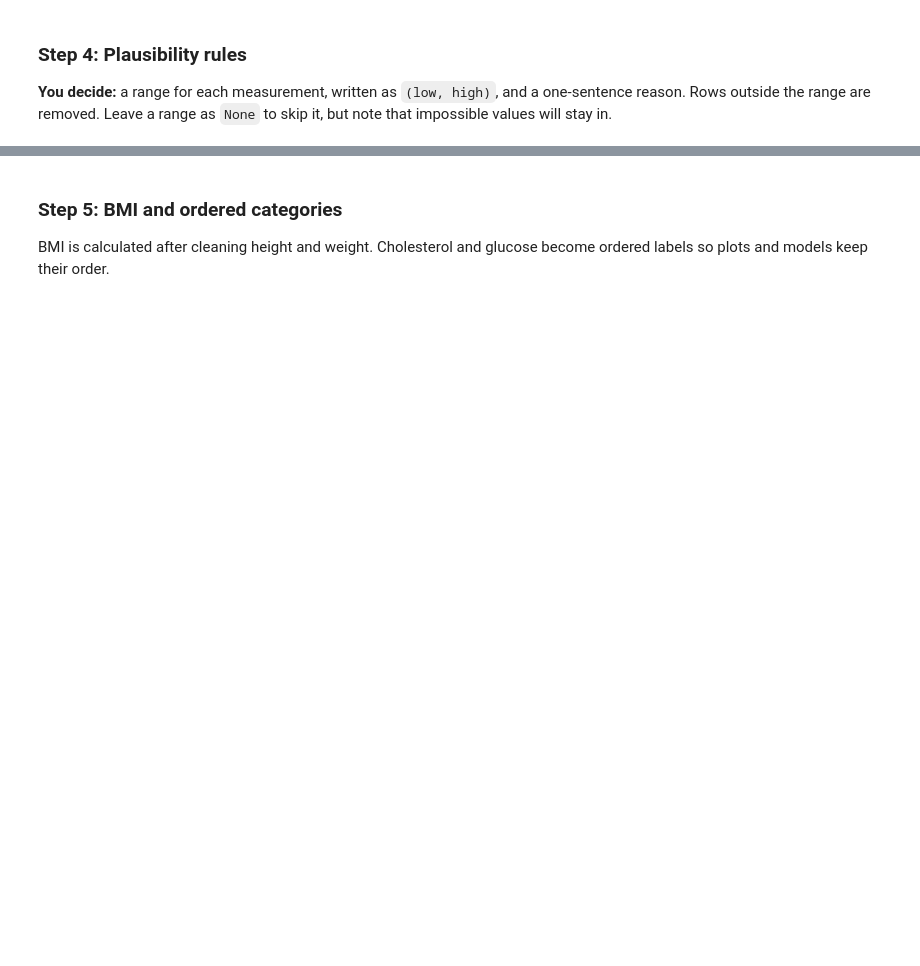
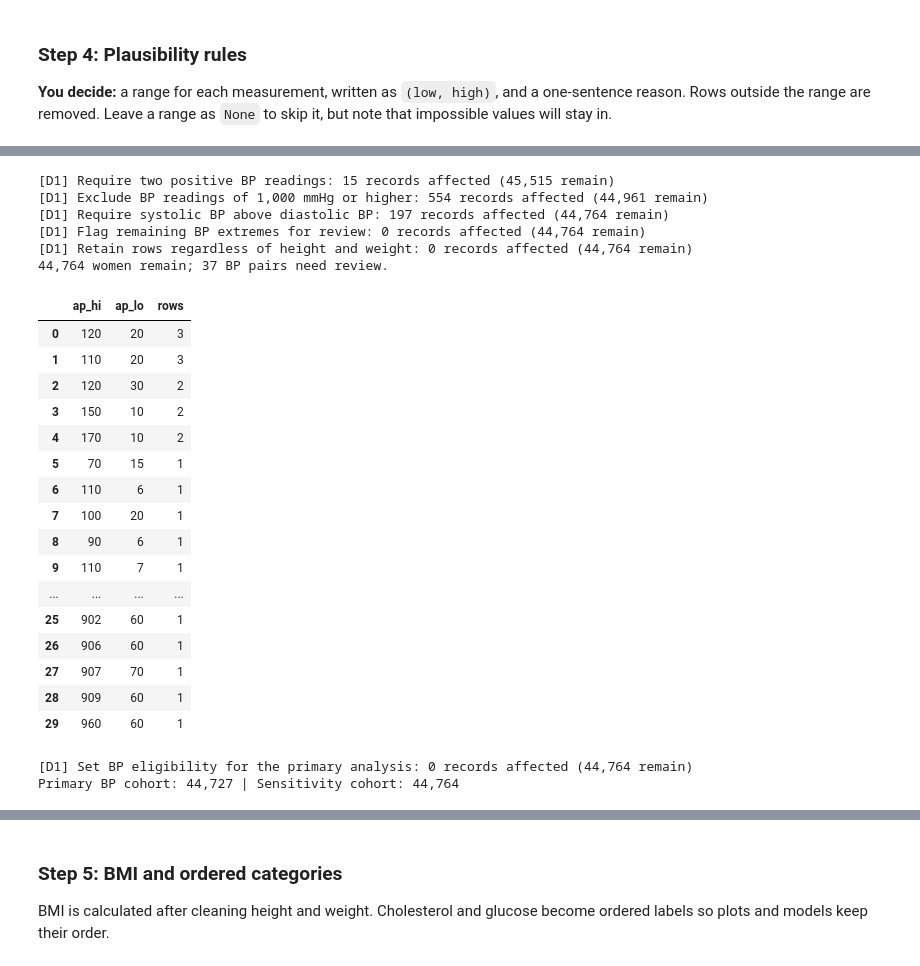
Before and after one commit to lxie0682/cvd-women-Heartthrobs, a Jupyter notebook: track-02/team/notebooks/01_cleaning.ipynb, the cells around one changed output, grey strips where cells are left out. Saved outputs shown, nothing was run; the diff lists cells and outputs as text; code cells hidden in the pictures; blank space fills up the shorter version.

```diff
--- a/track-02/team/notebooks/01_cleaning.ipynb
+++ b/track-02/team/notebooks/01_cleaning.ipynb
@@ -235,0 +371,78 @@ Fill in RANGES["weight"] in the cell above, then rerun this cell.
+# %%
+# PROCESS — exclude unusable BP pairs and flag remaining readings for review
+
+# Apply each exclusion in order so the cleaning log counts each removed row once.
+n = len(d1)
+positive_bp = (d1["ap_hi"] > 0) & (d1["ap_lo"] > 0)
+d1 = d1.loc[positive_bp].copy()
+log_step("D1", "Require two positive BP readings", n, len(d1),
+         "The analysis requires both systolic and diastolic BP in mmHg.")
+
+n = len(d1)
+below_1000 = (d1["ap_hi"] < 1000) & (d1["ap_lo"] < 1000)
+d1 = d1.loc[below_1000].copy()
+log_step("D1", "Exclude BP readings of 1,000 mmHg or higher", n, len(d1),
+         "Inspection showed repeated four-digit entries and five-digit extremes.")
+
+n = len(d1)
+d1 = d1.loc[d1["ap_hi"] > d1["ap_lo"]].copy()
+log_step("D1", "Require systolic BP above diastolic BP", n, len(d1),
+         "Equal or reversed pairs cannot be reliably corrected from this file.")
+
+# These thresholds trigger inspection only. The flag stays in the cleaned table.
+d1["bp_review"] = (
+    (d1["ap_hi"] < 70) | (d1["ap_hi"] > 250)
+    | (d1["ap_lo"] < 40) | (d1["ap_lo"] > 150)
+)
+n_review = int(d1["bp_review"].sum())
+log_step("D1", "Flag remaining BP extremes for review", len(d1), len(d1),
+         f"Flagged {n_review} rows; retained all pending review. "
+         "Review thresholds in mmHg: systolic <70 or >250, diastolic <40 or >150.")
+
+log_step("D1", "Retain rows regardless of height and weight", len(d1), len(d1),
+         "The primary models use age, blood pressure and cholesterol.")
+
+print(f"{len(d1):,} women remain; {n_review:,} BP pairs need review.")
+review_pairs = d1.loc[d1["bp_review"], ["ap_hi", "ap_lo"]]
+display(review_pairs.value_counts().rename("rows").reset_index())
+# %% [output]
+[D1] Require two positive BP readings: 15 records affected (45,515 remain)
+[D1] Exclude BP readings of 1,000 mmHg or higher: 554 records affected (44,961 remain)
+[D1] Require systolic BP above diastolic BP: 197 records affected (44,764 remain)
+[D1] Flag remaining BP extremes for review: 0 records affected (44,764 remain)
+[D1] Retain rows regardless of height and weight: 0 records affected (44,764 remain)
+44,764 women remain; 37 BP pairs need review.
+|  | ap_hi | ap_lo | rows |
+| 0 | 120 | 20 | 3 |
+| 1 | 110 | 20 | 3 |
+| 2 | 120 | 30 | 2 |
+| 3 | 150 | 10 | 2 |
+| 4 | 170 | 10 | 2 |
+| 5 | 70 | 15 | 1 |
+| 6 | 110 | 6 | 1 |
+| 7 | 100 | 20 | 1 |
+| 8 | 90 | 6 | 1 |
+| 9 | 110 | 7 | 1 |
+| ... | ... | ... | ... |
+| 25 | 902 | 60 | 1 |
+| 26 | 906 | 60 | 1 |
+| 27 | 907 | 70 | 1 |
+| 28 | 909 | 60 | 1 |
+| 29 | 960 | 60 | 1 |
+# %%
+# PROCESS — mark which records meet the primary analysis BP criteria
+d1["bp_primary_eligible"] = ~d1["bp_review"]
+
+n_primary = int(d1["bp_primary_eligible"].sum())
+n_flagged = int(d1["bp_review"].sum())
+
+log_step(
+    "D1", "Set BP eligibility for the primary analysis", len(d1), len(d1),
+    f"{n_primary:,} eligible. Retained {n_flagged} flagged records in the CSV "
+    "for sensitivity analysis. Primary BP bounds are 70–250 mmHg systolic "
+    "and 40–150 mmHg diastolic, inclusive, with systolic above diastolic."
+)
+print(f"Primary BP cohort: {n_primary:,} | Sensitivity cohort: {len(d1):,}")
+# %% [output]
+[D1] Set BP eligibility for the primary analysis: 0 records affected (44,764 remain)
+Primary BP cohort: 44,727 | Sensitivity cohort: 44,764
```
Also changed, not shown: parts of 18 cells of this notebook.
